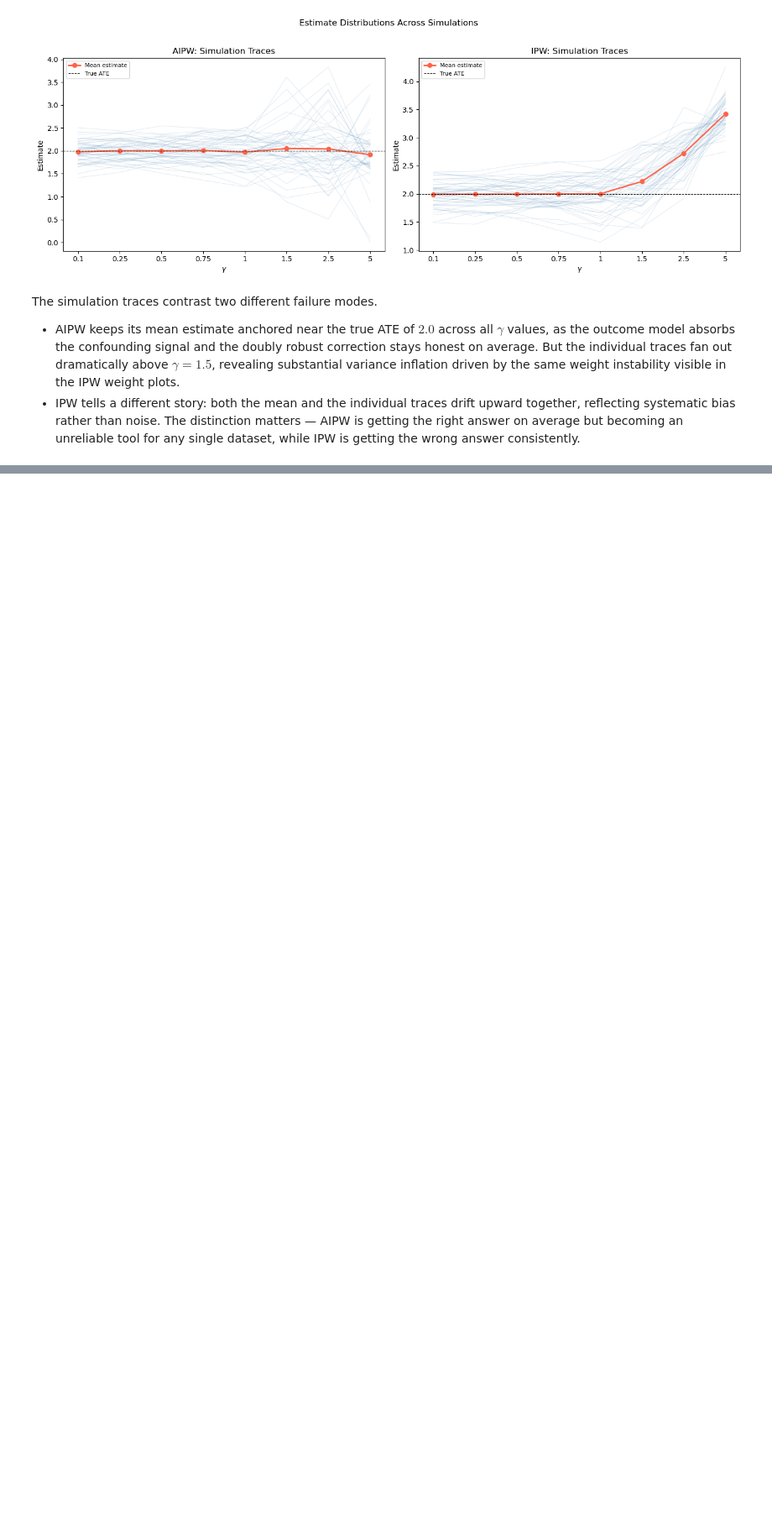
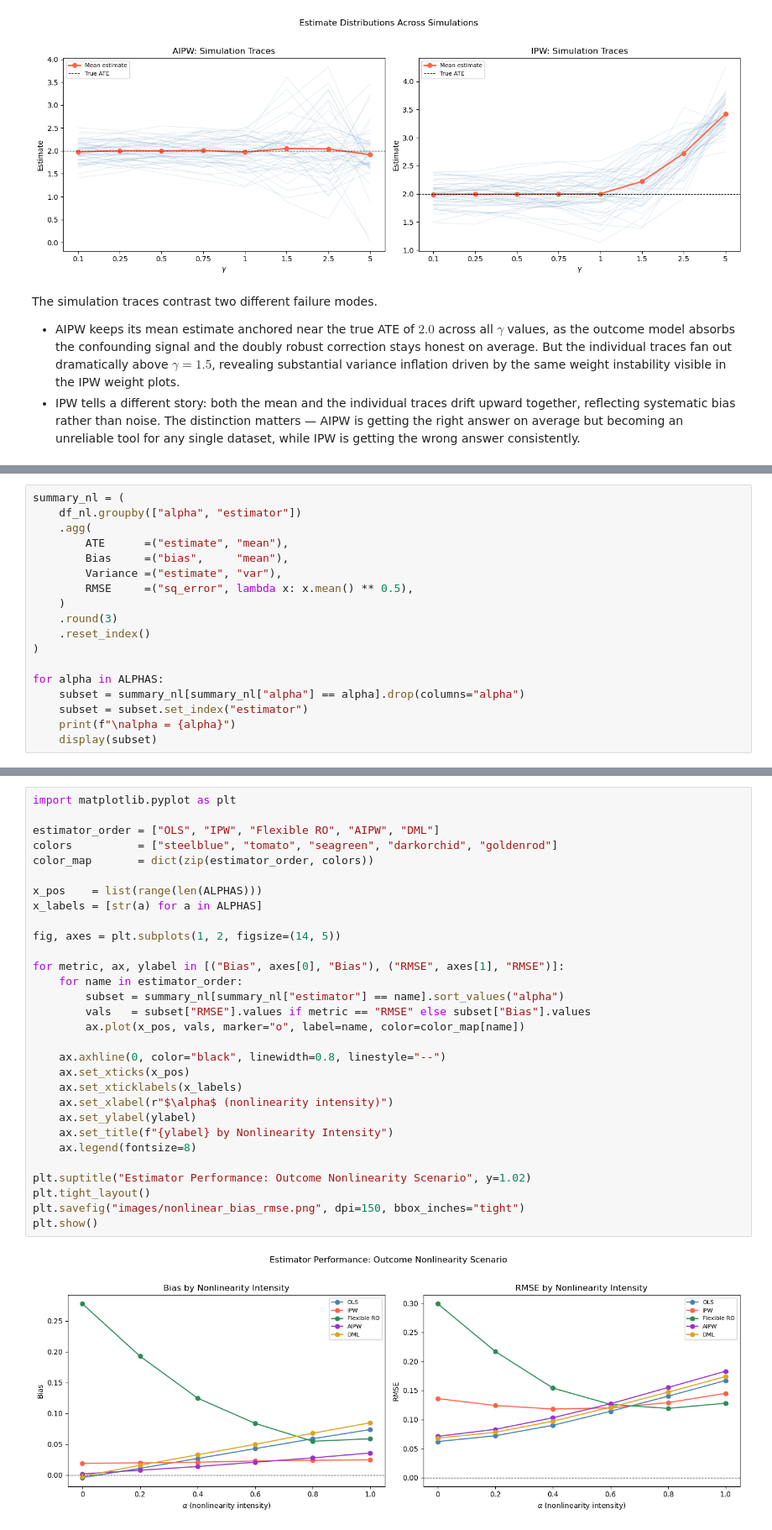
Before and after one commit to abfazal1/causal-lab, a Jupyter notebook: causal-ate.ipynb, the cells around one changed output, grey strips where cells are left out. Shown at 84% size. Drawn from its saved outputs; the diff is of its cells as text; blank space fills up the shorter version.

```diff
--- a/causal-ate.ipynb
+++ b/causal-ate.ipynb
@@ -550,0 +739,18 @@ TBC
+# %%
+summary_nl = (
+    df_nl.groupby(["alpha", "estimator"])
+    .agg(
+        ATE      =("estimate", "mean"),
+        Bias     =("bias",     "mean"),
+        Variance =("estimate", "var"),
+        RMSE     =("sq_error", lambda x: x.mean() ** 0.5),
+    )
+    .round(3)
+    .reset_index()
+)
+
+for alpha in ALPHAS:
+    subset = summary_nl[summary_nl["alpha"] == alpha].drop(columns="alpha")
+    subset = subset.set_index("estimator")
+    print(f"\nalpha = {alpha}")
+    display(subset)
@@ -550,0 +806,32 @@ TBC
+# %%
+import matplotlib.pyplot as plt
+
+estimator_order = ["OLS", "IPW", "Flexible RO", "AIPW", "DML"]
+colors          = ["steelblue", "tomato", "seagreen", "darkorchid", "goldenrod"]
+color_map       = dict(zip(estimator_order, colors))
+
+x_pos    = list(range(len(ALPHAS)))
+x_labels = [str(a) for a in ALPHAS]
+
+fig, axes = plt.subplots(1, 2, figsize=(14, 5))
+
+for metric, ax, ylabel in [("Bias", axes[0], "Bias"), ("RMSE", axes[1], "RMSE")]:
+    for name in estimator_order:
+        subset = summary_nl[summary_nl["estimator"] == name].sort_values("alpha")
+        vals   = subset["RMSE"].values if metric == "RMSE" else subset["Bias"].values
+        ax.plot(x_pos, vals, marker="o", label=name, color=color_map[name])
+
+    ax.axhline(0, color="black", linewidth=0.8, linestyle="--")
+    ax.set_xticks(x_pos)
+    ax.set_xticklabels(x_labels)
+    ax.set_xlabel(r"$\alpha$ (nonlinearity intensity)")
+    ax.set_ylabel(ylabel)
+    ax.set_title(f"{ylabel} by Nonlinearity Intensity")
+    ax.legend(fontsize=8)
+
+plt.suptitle("Estimator Performance: Outcome Nonlinearity Scenario", y=1.02)
+plt.tight_layout()
+plt.savefig("images/nonlinear_bias_rmse.png", dpi=150, bbox_inches="tight")
+plt.show()
+# %% [output]
+[figure, added]
```
Also changed, not shown: parts of 18 cells of this notebook, 3 other files.
